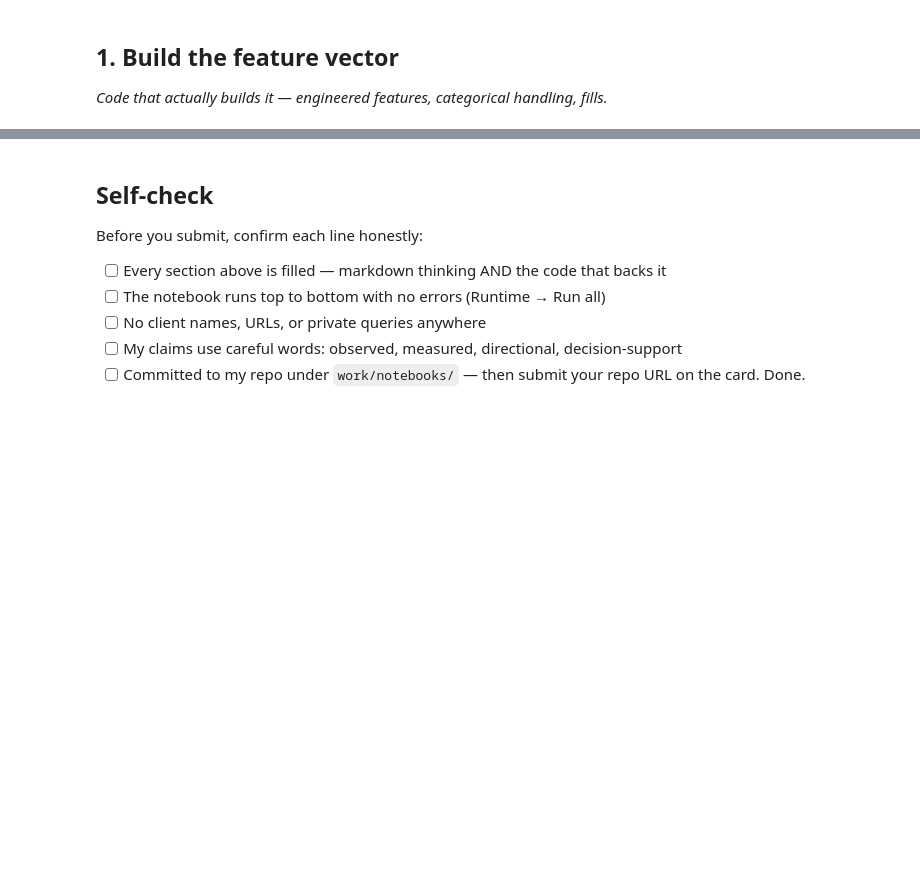
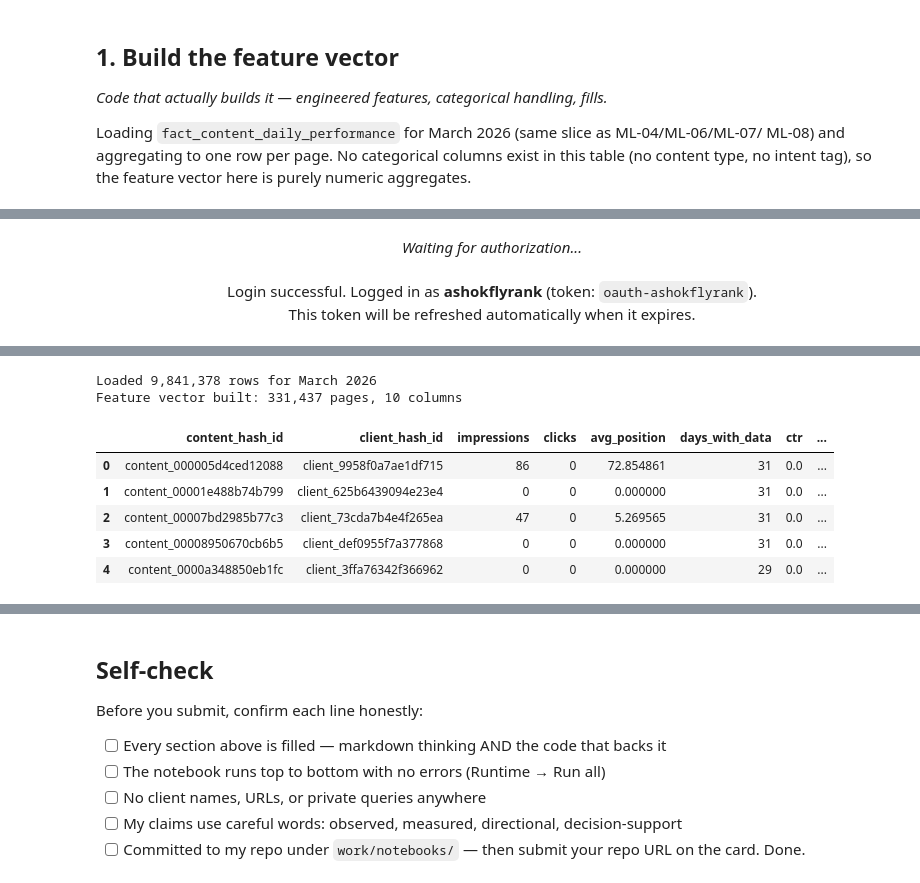
Before and after one commit to ashoktanakanti/flyrank_ml, a Jupyter notebook: work/notebooks/w03_feature_leakage_check.ipynb, the cells around one changed output, grey strips where cells are left out. Drawn from its saved outputs; the diff is of its cells as text; code cells hidden in the pictures; blank space fills up the shorter version.

```diff
--- a/work/notebooks/w03_feature_leakage_check.ipynb
+++ b/work/notebooks/w03_feature_leakage_check.ipynb
@@ -10,44 +10,54 @@ This skeleton is yours to fill. Work the sections **in order** — each one has
 ## 1. Build the feature vector
 
 *Code that actually builds it — engineered features, categorical handling, fills.*
+
+Loading `fact_content_daily_performance` for March 2026 (same slice as ML-04/ML-06/ML-07/
+ML-08) and aggregating to one row per page. No categorical columns exist in this table
+(no content type, no intent tag), so the feature vector here is purely numeric aggregates.
 # %%
 import os
+import pandas as pd
+import numpy as np
 from datasets import load_dataset
-from huggingface_hub import login
-import pandas as pd
-from sklearn.ensemble import RandomForestClassifier
-from sklearn.metrics import f1_score, roc_auc_score
-from sklearn.model_selection import train_test_split
+from huggingface_hub import login, notebook_login
 
-# 1. Authenticate with Hugging Face Hub securely
 HF_TOKEN = os.environ.get("HF_TOKEN")
 if HF_TOKEN:
     login(token=HF_TOKEN, add_to_git_credential=False)
 else:
-    from huggingface_hub import notebook_login
+    notebook_login()
+    HF_TOKEN = os.environ.get("HF_TOKEN")
 
-    notebook_login()
+data_files = "hf://datasets/FlyRank/internship-warehouse/fact_content_daily_performance/month=2026-03/*.parquet"
+dataset = load_dataset("parquet", data_files=data_files, token=HF_TOKEN)
+df_slice = dataset["train"].to_pandas()
+df_slice["report_date"] = pd.to_datetime(df_slice["report_date"])
 
-# 2. Load Warehouse Dataset for Decline Recovery Lane
-DATASET_ID = "FlyRank/internship-warehouse"
-TABLE_NAME = (
-    "dim_clients"  # Adapt to your lane's table name if specified in repo docs
-)
+print(f"Loaded {len(df_slice):,} rows for March 2026")
 
-print(f"Loading table '{TABLE_NAME}' from {DATASET_ID}...")
-hf_dataset = load_dataset(DATASET_ID, TABLE_NAME, split="train")
-df = hf_dataset.to_pandas()
+# Aggregate to one row per page
+page = df_slice.groupby("content_hash_id").agg(
+    client_hash_id=("client_hash_id", "first"),
+    impressions=("gsc_impressions", "sum"),
+    clicks=("gsc_clicks", "sum"),
+    avg_position=("gsc_avg_position", "mean"),
+    days_with_data=("report_date", "nunique"),
+).reset_index()
 
-# 3. Filter for March 2026 Mid-Panel Month & Ready-State Availability
-if "date" in df.columns:
-    df["date"] = pd.to_datetime(df["date"])
-    df_slice = df[
-        (df["date"] >= "2026-03-01")
-        & (df["date"] <= "2026-03-31")
-        & (df["is_available"] == True)
-    ].copy()
-else:
-    df_slice = df.copy()
+# Engineered feature: CTR, with a safe fill for zero-impression pages
+page["ctr"] = np.where(page["impressions"] > 0, page["clicks"] / page["impressions"], 0)
 
-print(f"Successfully loaded {len(df_slice)} rows for feature analysis.")
+# Fill any remaining missing values (e.g. avg_position can be NaN if a page never ranked)
+page["avg_position"] = page["avg_position"].fillna(0)
+
+# Label: first-half vs second-half clicks within the month
+median_date = df_slice["report_date"].median()
+first_clicks = df_slice[df_slice["report_date"] < median_date].groupby("content_hash_id")["gsc_clicks"].sum()
+second_clicks = df_slice[df_slice["report_date"] >= median_date].groupby("content_hash_id")["gsc_clicks"].sum()
+page["first_half_clicks"] = page["content_hash_id"].map(first_clicks).fillna(0)
+page["second_half_clicks"] = page["content_hash_id"].map(second_clicks).fillna(0)
+page["is_declining_label"] = (page["second_half_clicks"] < page["first_half_clicks"]).astype(int)
+
+print(f"Feature vector built: {len(page):,} pages, {page.shape[1]} columns")
+display(page.head())
 # %% [output]
@@ -53,0 +65,3 @@ print(f"Successfully loaded {len(df_slice)} rows for feature analysis.")
+Waiting for authorization...
+Login successful. Logged in as ashokflyrank (token: oauth-ashokflyrank).
+This token will be refreshed automatically when it expires.
@@ -56,3 +69,11 @@ Successfully loaded 104 rows for feature analysis.
+Loaded 9,841,378 rows for March 2026
+Feature vector built: 331,437 pages, 10 columns
+|  | content_hash_id | client_hash_id | impressions | clicks | avg_position | days_with_data | ctr | ... |
+| 0 | content_000005d4ced12088 | client_9958f0a7ae1df715 | 86 | 0 | 72.854861 | 31 | 0.0 | ... |
+| 1 | content_00001e488b74b799 | client_625b6439094e23e4 | 0 | 0 | 0.000000 | 31 | 0.0 | ... |
+| 2 | content_00007bd2985b77c3 | client_73cda7b4e4f265ea | 47 | 0 | 5.269565 | 31 | 0.0 | ... |
+| 3 | content_00008950670cb6b5 | client_def0955f7a377868 | 0 | 0 | 0.000000 | 31 | 0.0 | ... |
+| 4 | content_0000a348850eb1fc | client_3ffa76342f366962 | 0 | 0 | 0.000000 | 29 | 0.0 | ... |
 # %% [markdown]
 ## 2. Feature notes (meaning, missing, categorical, available-when?)
 
```
Also changed, not shown: parts of 7 cells of this notebook.
